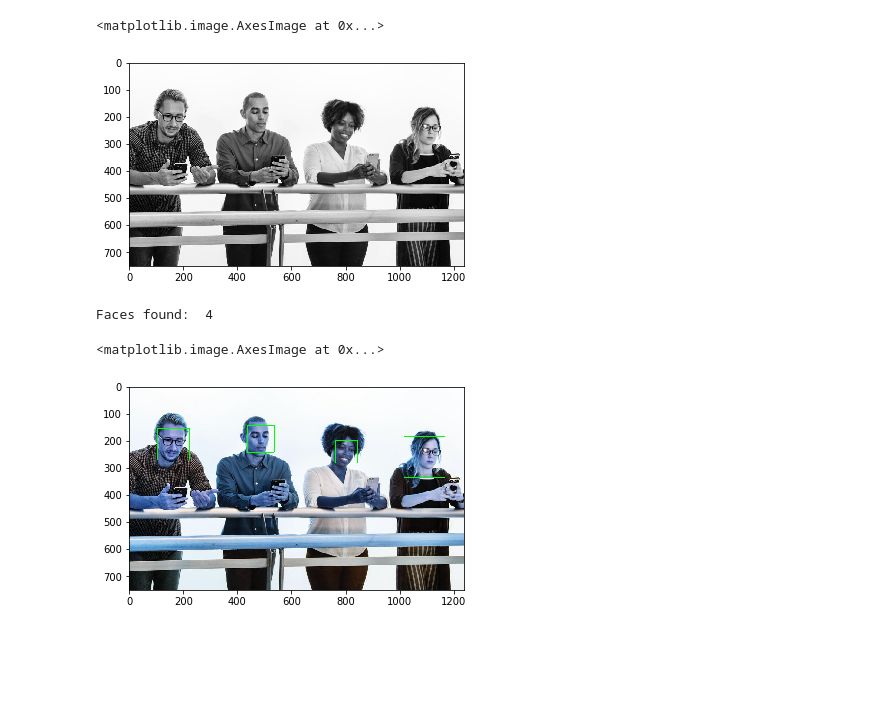
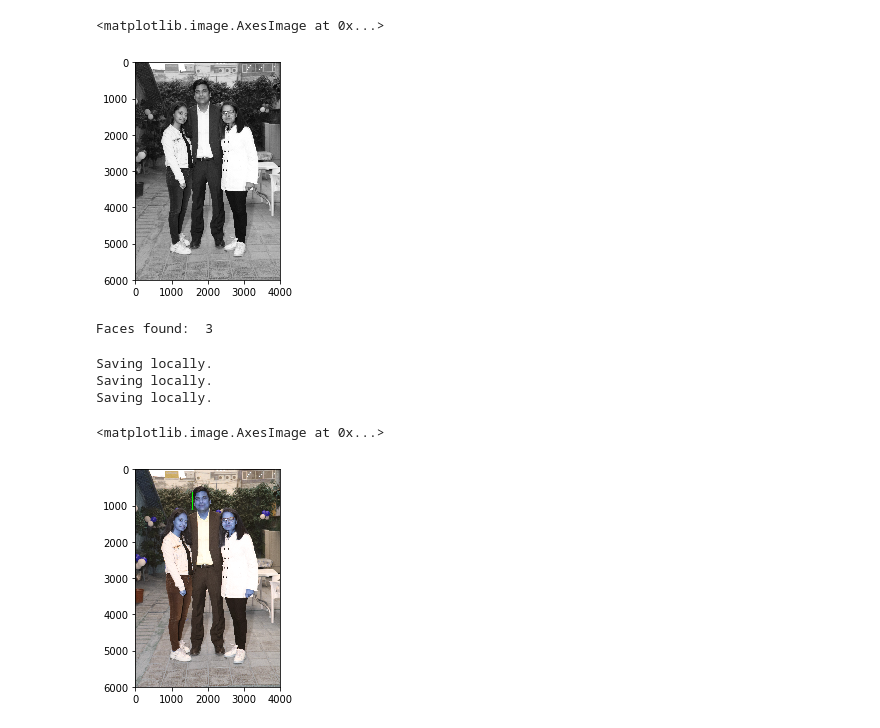
Before and after one commit to PrakharUniyal/Draw5, a Jupyter notebook: Face .ipynb, the cells around one changed output. Saved outputs shown, nothing was run; the diff lists cells and outputs as text; code cells hidden in the pictures; blank space fills up the shorter version.

Commit message:
crop_image

```diff
--- a/Face .ipynb
+++ b/Face .ipynb
@@ -7,15 +9,15 @@ import face_recognition
 # %%
 #your image
-test_image = cv2.imread('data/images/3.png')
+test_image = cv2.imread('data/images/3.JPG')
 
 #Converting to grayscale
 test_image_gray = cv2.cvtColor(test_image, cv2.COLOR_BGR2GRAY)
 
 # Displaying the grayscale image
 plt.imshow(test_image_gray, cmap='gray')
 # %% [output]
 <matplotlib.image.AxesImage at 0x...>
-[figure, old version]
+[figure, new version]
 # %%
 haar_cascade_face = cv2.CascadeClassifier('data/haarcascades/haarcascade_frontalface_default.xml')
 
@@ -24,16 +26,25 @@ faces_rects = haar_cascade_face.detectMultiScale(test_image_gray, scaleFactor =
 # Let us print the no. of faces found
 print('Faces found: ', len(faces_rects))
 # %% [output]
-Faces found:  4
+Faces found:  3
 # %%
+faces = 1
 for (x,y,w,h) in faces_rects:
-     cv2.rectangle(test_image, (x, y), (x+w, y+h), (0, 255, 0), 2)
+    cv2.rectangle(test_image, (x, y), (x+w, y+h), (0, 255, 0), 2)
+    roi_color = test_image[y:y + h, x:x + w]
+    print("Saving locally.")
+    cv2.imwrite('data/CropFace/' + str(faces) + '_face.jpg', roi_color)
+    faces+=1
+
 
 #convert image to RGB and show image
 plt.imshow(test_image)
 # %% [output]
-<matplotlib.image.AxesImage at 0x...>
+Saving locally.
+Saving locally.
+Saving locally.
+<matplotlib.image.AxesImage at 0x...>
-[figure, old version]
+[figure, new version]
 # %%
 images = r'data/images'
 
```
Also changed, not shown: parts of 3 cells of this notebook, 4 other files.
